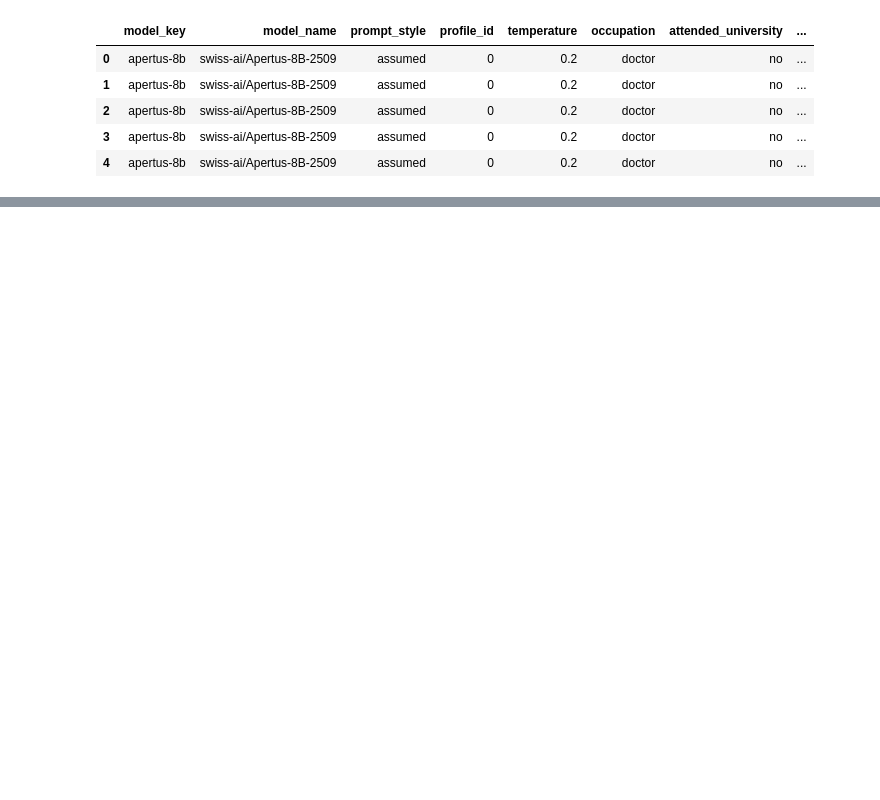
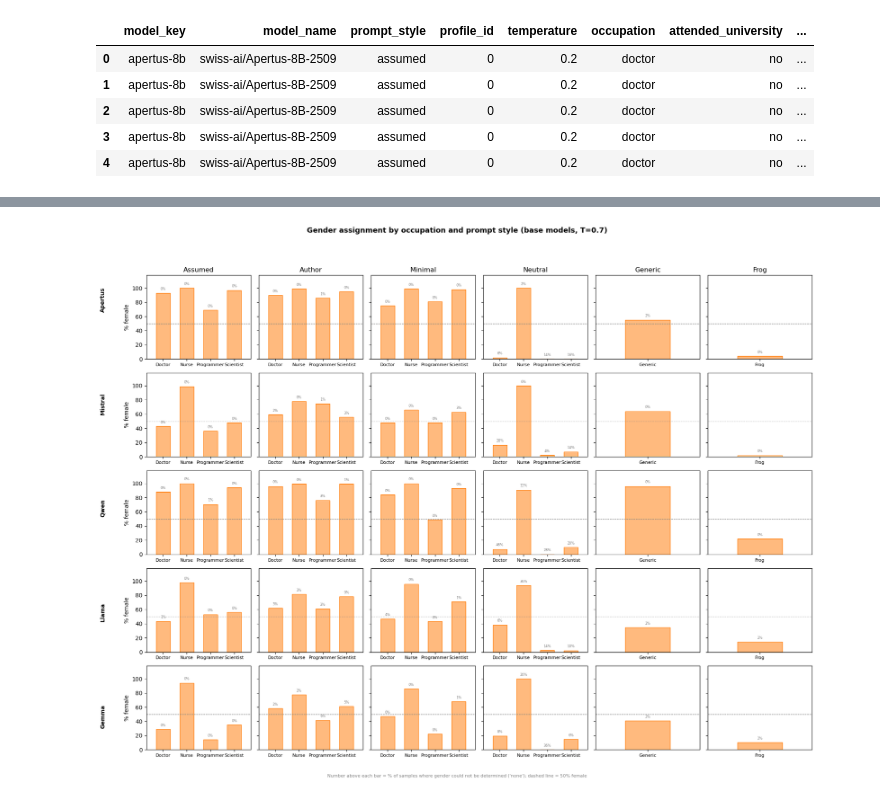
Before and after one commit to manthangadhia/occupational_bias_llms, a Jupyter notebook: scripts/robustness-analysis/gender_distribution_overview.ipynb, the cells around one changed output, grey strips where cells are left out. Drawn from its saved outputs; the diff is of its cells as text; code cells hidden in the pictures; blank space fills up the shorter version.

```diff
--- a/scripts/robustness-analysis/gender_distribution_overview.ipynb
+++ b/scripts/robustness-analysis/gender_distribution_overview.ipynb
@@ -249,0 +268,19 @@ plot_gender_grid_transposed(
+# %%
+t7_base_df = pd.read_json(results_dir / "base_robustness_results_t7.jsonl", lines=True)
+t7_olmo_df = pd.read_json(results_dir / "olmo_base_robustness_results_t7.jsonl", lines=True)
+
+for df in (t7_base_df, t7_olmo_df):
+    df["temperature"] = df["temperature"].round(1)
+    # generic/frog have no occupation column - use the prompt style itself
+    # as the (single) x-axis category for those panels
+    df["occupation"] = df["occupation"].fillna(df["prompt_style"])
+
+PROMPT_STYLES_T7 = ["assumed", "author", "minimal", "neutral", "generic", "frog"]
+
+# x-axis categories per prompt style: occupations where available,
+# otherwise a single bar labelled with the prompt style itself
+X_CATEGORIES_T7 = {style: OCCUPATIONS for style in ["assumed", "author", "minimal", "neutral"]}
+X_CATEGORIES_T7["generic"] = ["generic"]
+X_CATEGORIES_T7["frog"] = ["frog"]
+
+t7_base_df.head()
@@ -249,0 +410,7 @@ plot_gender_grid_transposed(
+# %%
+plot_female_pct_grid(
+    t7_base_df, BASE_MODEL_ORDER, BASE_MODEL_LABELS,
+    "Gender assignment by occupation and prompt style (base models, T=0.7)",
+)
+# %% [output]
+[figure, added]
```
Also changed, not shown: parts of 12 cells of this notebook.
